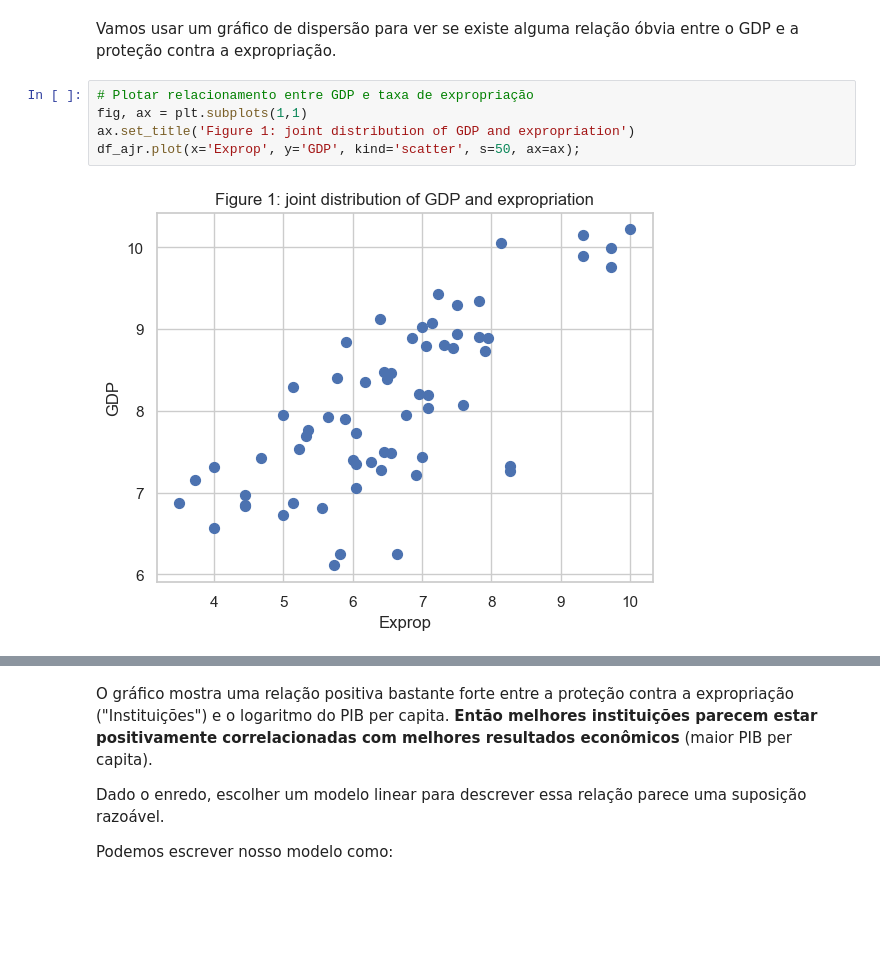
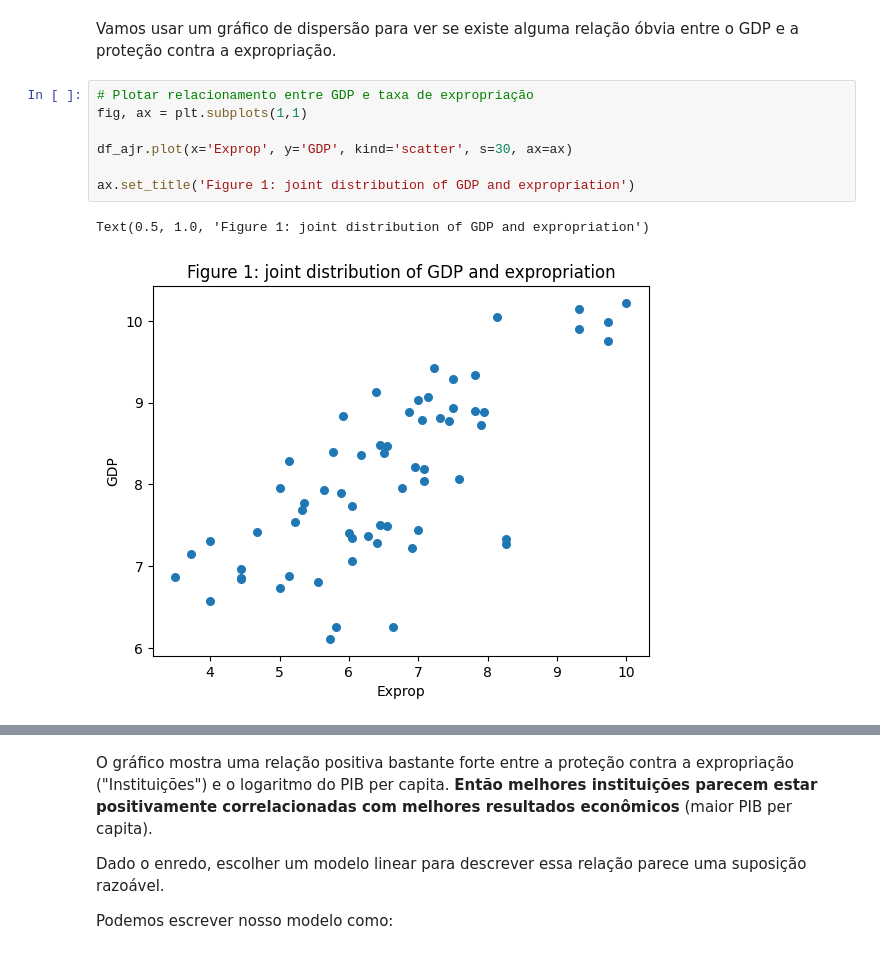
Before and after one commit to Daniel-Uhr/UFSC_2025, a Jupyter notebook: Seminario_2025_UFSC.ipynb, the cells around one changed output, grey strips where cells are left out. Drawn from its saved outputs; the diff is of its cells as text; blank space fills up the shorter version.

```diff
--- a/Seminario_2025_UFSC.ipynb
+++ b/Seminario_2025_UFSC.ipynb
@@ -996,10 +1008,13 @@ Vamos usar um gráfico de dispersão para ver se existe alguma relação óbvia
 # %%
 # Plotar relacionamento entre GDP e taxa de expropriação
 fig, ax = plt.subplots(1,1)
+
+df_ajr.plot(x='Exprop', y='GDP', kind='scatter', s=30, ax=ax)
+
 ax.set_title('Figure 1: joint distribution of GDP and expropriation')
-df_ajr.plot(x='Exprop', y='GDP', kind='scatter', s=50, ax=ax);
 # %% [output]
+Text(0.5, 1.0, 'Figure 1: joint distribution of GDP and expropriation')
-[figure, old version]
+[figure, new version]
 # %%
 fig, ax = plt.subplots(1,1)
 ax.set_title('Figure 2: OLS predicted values')
```
Also changed, not shown: parts of 8 cells of this notebook.
